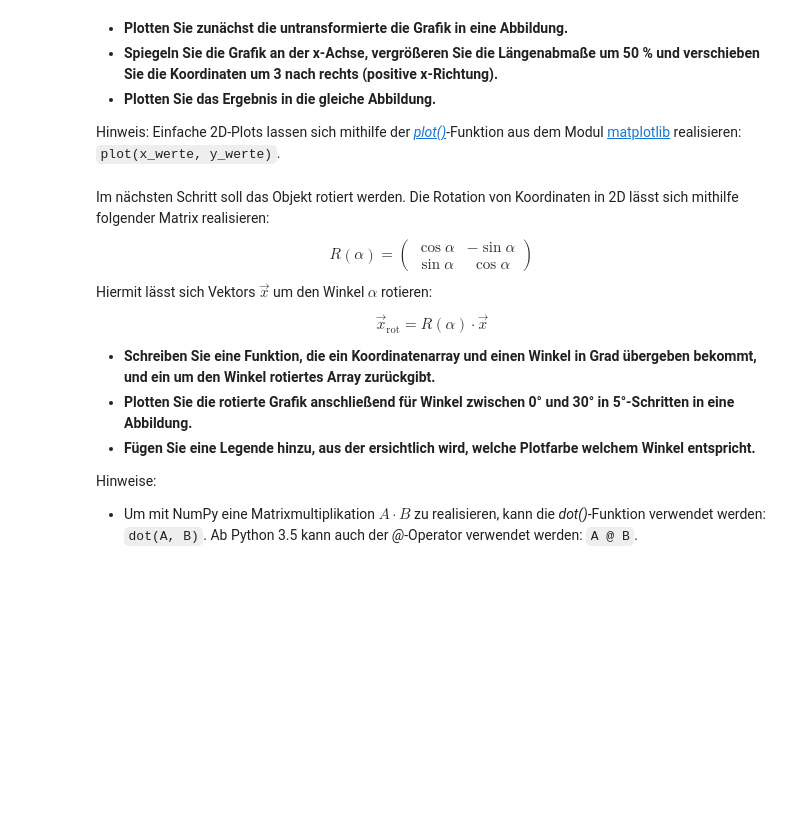
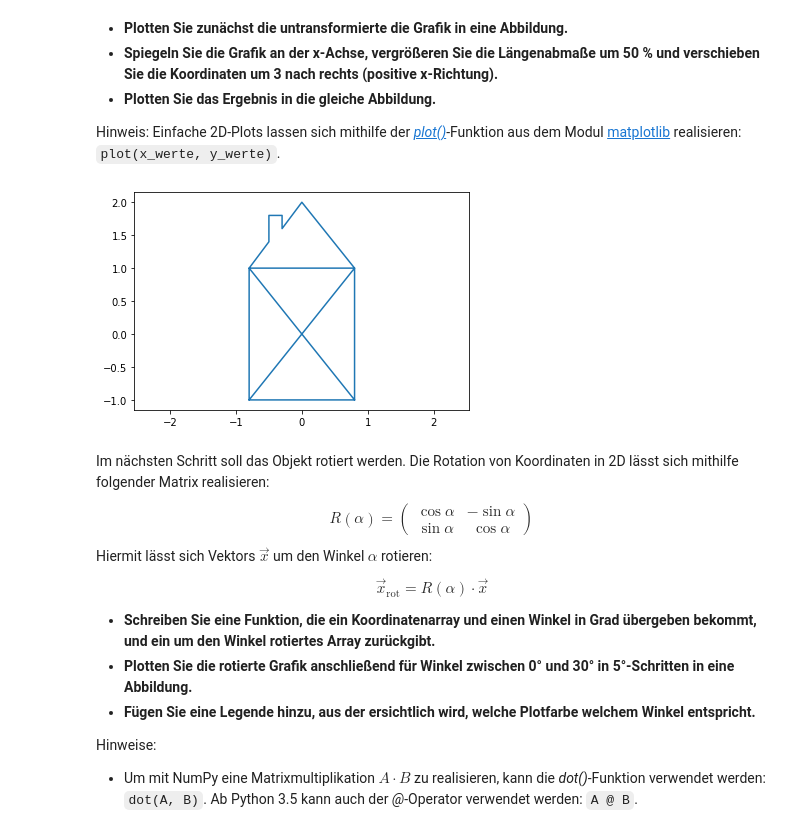
Before and after one commit to jlb-jlb/python_fuer_Ings, a Jupyter notebook: 06_2_Noch_mehr_Arrays.ipynb, the cells around one changed output. Saved outputs shown, nothing was run; the diff lists cells and outputs as text; code cells hidden in the pictures; blank space fills up the shorter version.

```diff
--- a/06_2_Noch_mehr_Arrays.ipynb
+++ b/06_2_Noch_mehr_Arrays.ipynb
@@ -27,11 +30,14 @@ coords = array([[-0.8, -0.8,  0.8,  0.8, -0.8,  0.8, 0., -0.3, -0.3, -0.5, -0.5,
 Hinweis: Einfache 2D-Plots lassen sich mithilfe der [*plot()*](https://matplotlib.org/3.1.1/api/_as_gen/matplotlib.pyplot.plot.html)-Funktion aus dem Modul [matplotlib](https://matplotlib.org/) realisieren: `plot(x_werte, y_werte)`.
 # %%
 # Hier eigenen Code schreiben ...
+plt.plot(coords[0], coords[1])
 
 
 # Achsen gleich-skalieren und Abbildung ausgeben
 axis('equal')
 show()
+# %% [output]
+[figure, added]
 # %% [markdown]
 Im nächsten Schritt soll das Objekt rotiert werden.
 Die Rotation von Koordinaten in 2D lässt sich mithilfe folgender Matrix realisieren:
```
Also changed, not shown: parts of 12 cells of this notebook, 3 other files.
